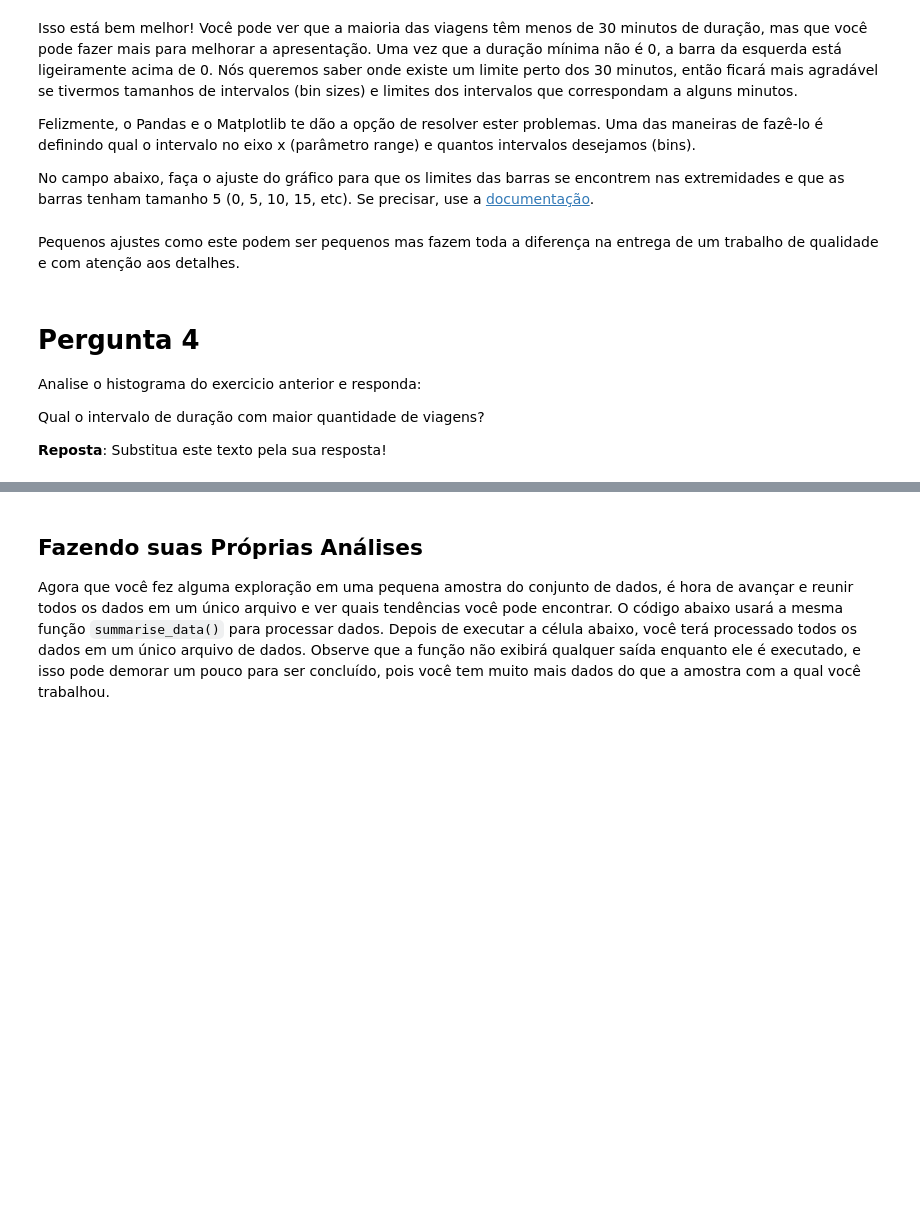
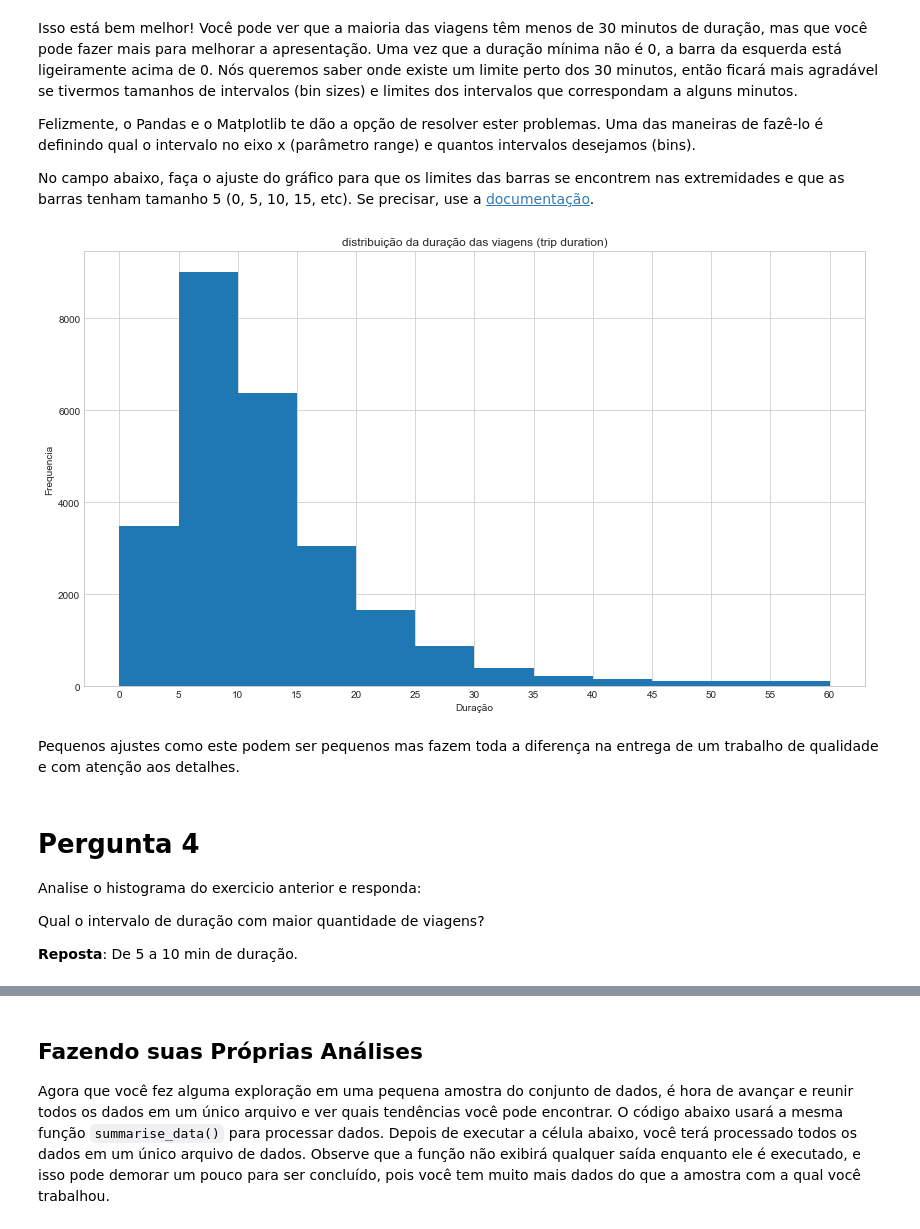
Before and after one commit to bertaglia/bikeshareanalysis, a Jupyter notebook: Analise_Bay_Area_Bike_Share-NDFDSI.ipynb, the cells around one changed output, grey strips where cells are left out. Drawn from its saved outputs; the diff is of its cells as text; code cells hidden in the pictures; blank space fills up the shorter version.

```diff
--- a/Analise_Bay_Area_Bike_Share-NDFDSI.ipynb
+++ b/Analise_Bay_Area_Bike_Share-NDFDSI.ipynb
@@ -335,3 +377,13 @@ No campo abaixo, faça o ajuste do gráfico para que os limites das barras se en
+# %%
+# faça o gráfico ajustado que começará no 0 e terá o bin size de 5
+trip_data.query('duration < 60 ')['duration'].plot(kind='hist', figsize=(14,8), bins=(0,5,10,15,20,25,30,35,40,45,50,55,60), align='mid');
+plt.title('distribuição da duração das viagens (trip duration)');
+plt.xlabel('Duração');
+plt.xticks([0,5,10,15,20,25,30,35,40,45,50,55,60]);
+plt.xticks(rotation=0);
+plt.ylabel('Frequencia');
+# %% [output]
+[figure, added]
 # %%
 # rode esta linha para verificar como deve ficar o seu gráfico
 #usage_plot(trip_data, 'duration', ['duration < 60'], boundary = 0, bin_width = 5)
@@ -345,7 +397,7 @@ Analise o histograma do exercicio anterior e responda:
 Qual o intervalo de duração com maior quantidade de viagens?
 
 
-**Reposta**: Substitua este texto pela sua resposta!
+**Reposta**: De 5 a 10 min de duração.
 # %% [markdown]
 # Pergunta 4.1
 
```
Also changed, not shown: parts of 20 cells of this notebook, 3 other files.
